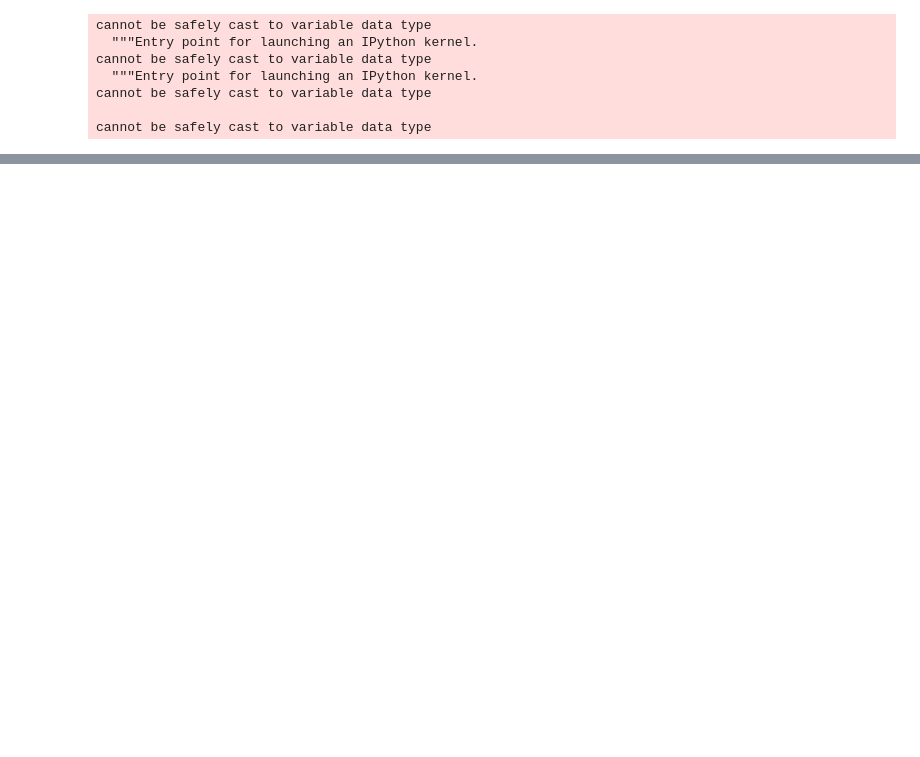
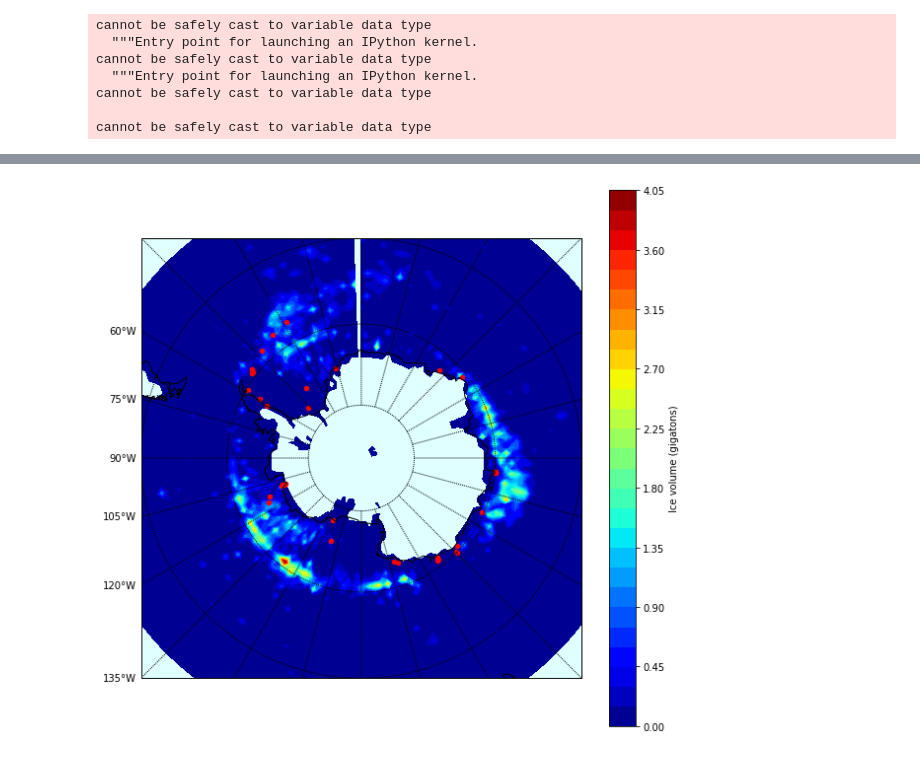
Before and after one commit to codeybear/Icebergs, a Jupyter notebook: ALTIBERG.ipynb, the cells around one changed output, grey strips where cells are left out. Cells and saved outputs as stored; diff of their text form; code cells hidden in the pictures; blank space fills up the shorter version.

```diff
--- a/ALTIBERG.ipynb
+++ b/ALTIBERG.ipynb
@@ -275,0 +167,4 @@ plt.show()
+# %%
+showMap(ice2dSum, dfCurrent)
+# %% [output]
+[figure, added]
```
Also changed, not shown: parts of 25 cells of this notebook, 6 other files.
